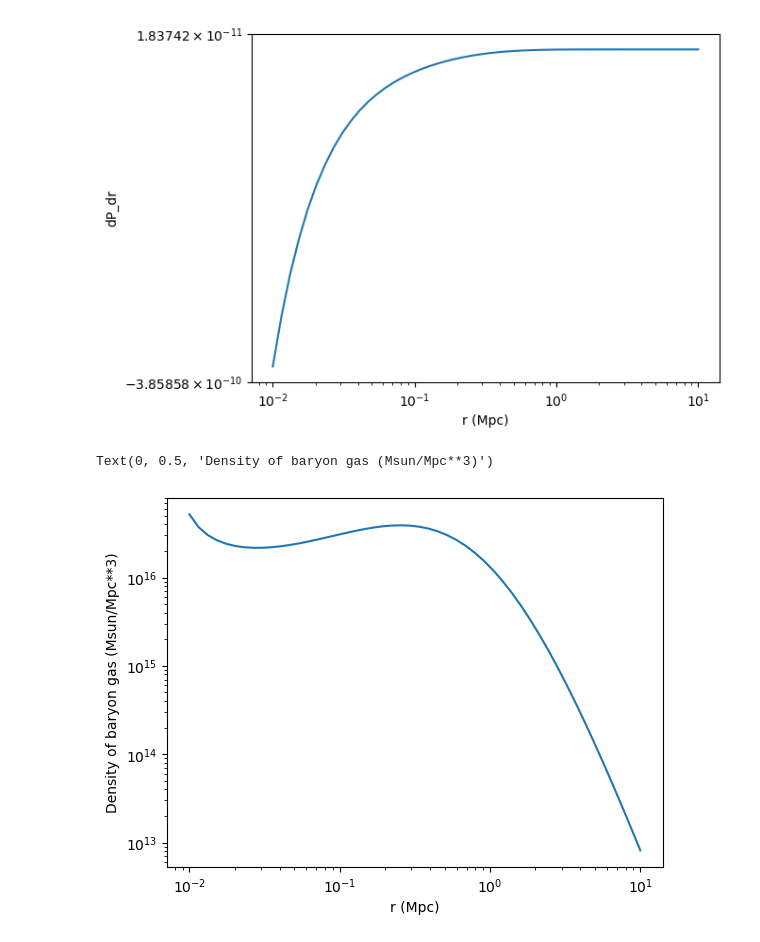
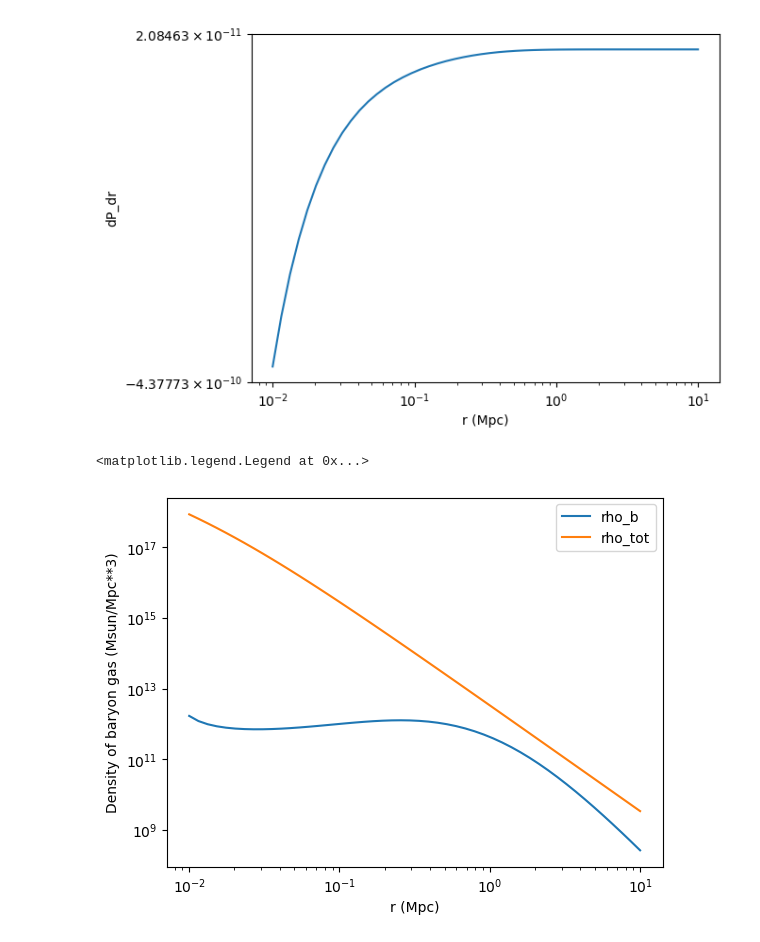
Before and after one commit to eleanorstuart/thermo-idm, a Jupyter notebook: Iqbal_AGN_heating.ipynb, the cells around one changed output. Drawn from its saved outputs; the diff is of its cells as text; code cells hidden in the pictures.

```diff
--- a/Iqbal_AGN_heating.ipynb
+++ b/Iqbal_AGN_heating.ipynb
@@ -106,7 +128,7 @@ def vol_heating_rate(r, R500, M500, z, Linj, rc):
 # %%
 R500=1*u.Mpc
 M500=2e14*u.Msun
-z=0
+z=0.1
 rc=0.1*R500.to(u.cm)
 Linj=7e44*u.erg/u.s
 #rini=0.015*R500.to(u.Mpc).value
@@ -144,6 +166,24 @@ def rho_g(r, R500, M500, z): # density profile of the baryons in the ICM
     #print([dP_dr(r0, R500, M500, z) for r0 in r])
     dPdr=[dP_dr(r0, R500, M500, z) for r0 in r]
     return (-1*(r**2/(const.G*M_enc(r, R500, M500)))*(dPdr)*const.c**2*u.erg/(u.cm**3 * u.Mpc)).to(u.Msun/u.Mpc**3, equivalencies=u.mass_energy())
+# %%
+def calculate_density_normalization(r_s, M500, R500):
+    return ((M500/(4*np.pi*r_s**3))*(np.log(1+R500/r_s) - 1/(1+R500/r_s))**(-1)).to(u.Msun/u.Mpc**3)
+# %%
+def rho_nfw(r, M500, R500): # input r as scalar in Mpc
+    r_s = 0.01 * u.Mpc
+    rho_s = calculate_density_normalization(r_s, M500, R500)#10**18 * u.Msun/(u.Mpc)**3
+    r_s = r_s.value
+    y=r/r_s
+    return(rho_s/(y*(1+y)**2)).to(u.Msun/u.Mpc**3)
+
+def M_tot(rs, M500, R500):
+    M = []
+    for r in rs:
+        r=r.value
+        integrand = lambda x: 4*np.pi*x**2 * rho_nfw(x, M500, R500).value
+        M.append(quad(integrand, 0, r)[0])
+    return M*u.Msun
 # %%
 def M_enc(r, R500, M500): #mass enclosed within radius r of an NFW profile
     # pick scale density and radius (TODO: pick these better)
@@ -196,10 +243,12 @@ plt.xscale('log')
 [figure]
 # %%
 
-plt.loglog(rs, rho_g(rs, R500, M500, z))
+plt.loglog(rs, rho_g(rs, R500, M500, z), label='rho_b')
+plt.loglog(rs, rho_nfw(rs.value, M500, R500), label='rho_tot')
 plt.xlabel('r (Mpc)')
 plt.ylabel('Density of baryon gas (Msun/Mpc**3)')
+plt.legend()
 # %% [output]
-Text(0, 0.5, 'Density of baryon gas (Msun/Mpc**3)')
+<matplotlib.legend.Legend at 0x...>
-[figure, old version]
+[figure, new version]
 # %%
```
Also changed, not shown: parts of 12 cells of this notebook, 1 other file.
